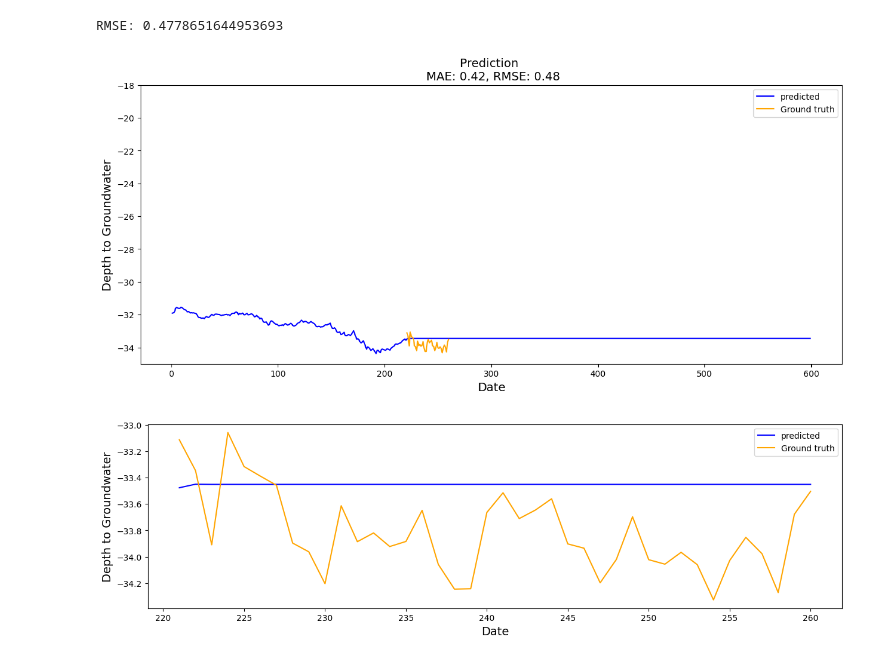
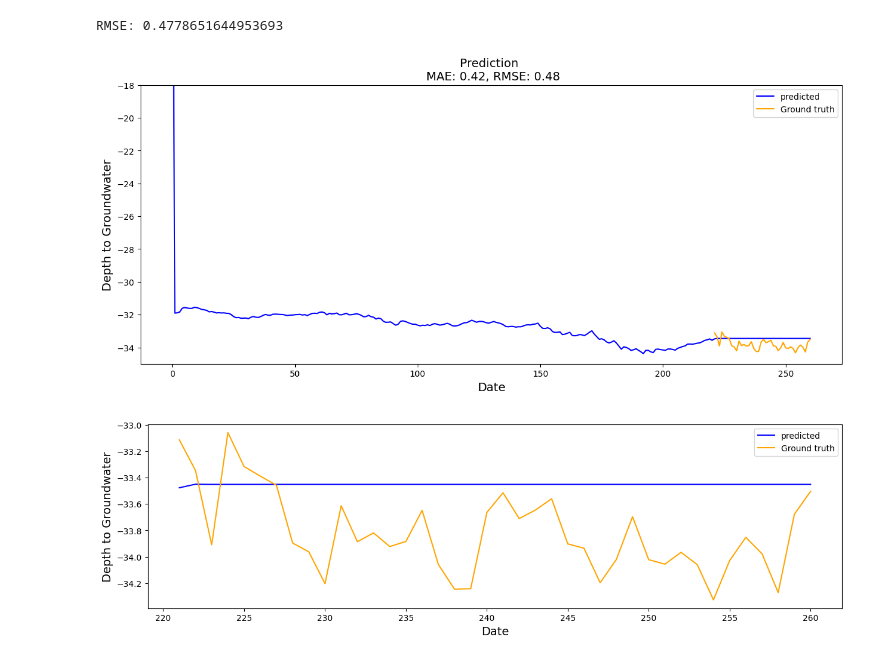
Before and after one commit to thisishasan/bigdata_mod_b, a Jupyter notebook: code.ipynb, the cells around one changed output. Saved outputs shown, nothing was run; the diff lists cells and outputs as text; code cells hidden in the pictures.

```diff
--- a/code.ipynb
+++ b/code.ipynb
@@ -764,27 +764,29 @@ RMSE: 0.4778651644953693
 # %%
 f, ax = plt.subplots(1)
 f.set_figheight(6)
 f.set_figwidth(15)
 
 # Use get_prediction instead of plot_predict
 # Get the prediction object for the specified range (1 to 599 inclusive)
-prediction = model_fit.get_prediction(start=1, end=599)
+start = y_train.index[0]  # or something like '2000-01-01'
+end = y_valid.index[-1]   # or y_train.index[-1] if you only want to see training predictions
+prediction = model_fit.get_prediction(start, end)
 # Extract the predicted mean values
 predicted_mean = prediction.predicted_mean
 
 # Plot the predicted values
 sns.lineplot(x=predicted_mean.index, y=predicted_mean, ax=ax, color='blue', label='predicted')
 
 sns.lineplot(x=x_valid.index, y=y_valid['y'], ax=ax, color='orange', label='Ground truth') #navajowhite
 
 ax.set_title(f'Prediction \n MAE: {score_mae:.2f}, RMSE: {score_rmse:.2f}', fontsize=14)
 ax.set_xlabel(xlabel='Date', fontsize=14)
 ax.set_ylabel(ylabel='Depth to Groundwater', fontsize=14)
 
 ax.set_ylim(-35, -18)
 plt.show()
 # %% [output]
-[figure, old version]
+[figure, new version]
 # %%
 f, ax = plt.subplots(1)
 f.set_figheight(4)
```
Also changed, not shown: parts of 5 cells of this notebook.
